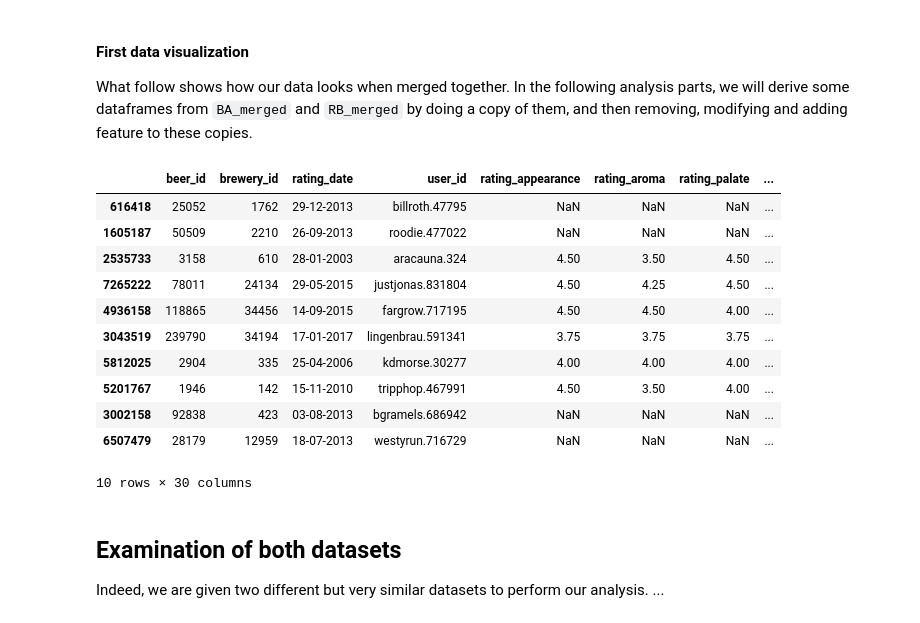
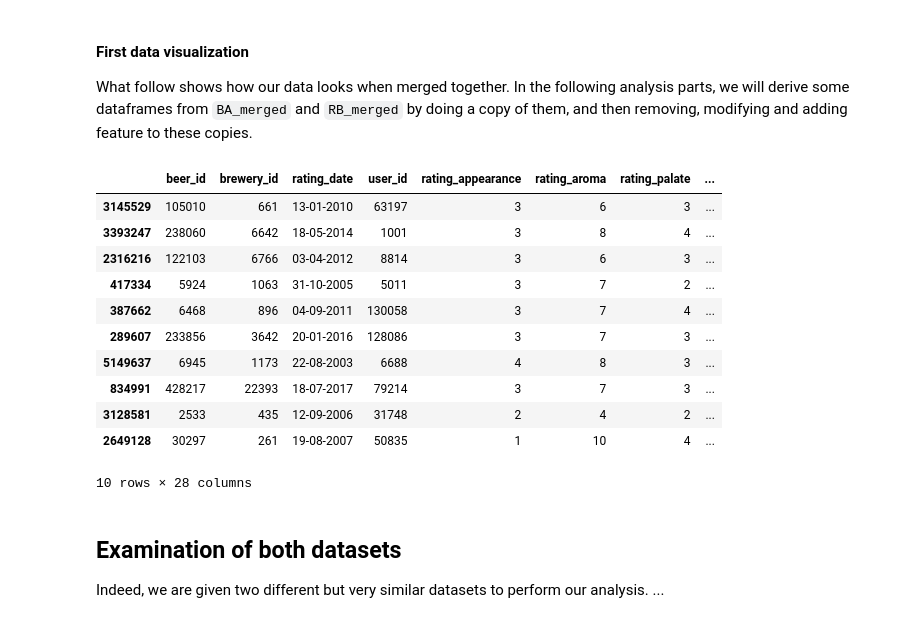
Before and after one commit to epfl-ada/ada-2024-project-casiervert952, a Jupyter notebook: analysis.ipynb, the cells around one changed output. Cells and saved outputs as stored; diff of their text form; code cells hidden in the pictures.

````diff
--- a/analysis.ipynb
+++ b/analysis.ipynb
@@ -172,20 +172,20 @@ RB_merged.rename(columns=users_dict, inplace=True)
 #### First data visualization
 What follow shows how our data looks when merged together. In the following analysis parts, we will derive some dataframes from ```BA_merged``` and ```RB_merged``` by doing a copy of them, and then removing, modifying and adding feature to these copies.
 # %%
-BA_merged.sample(10)
+RB_merged.sample(10)
 # %% [output]
 |  | beer_id | brewery_id | rating_date | user_id | rating_appearance | rating_aroma | rating_palate | ... |
-| 616418 | 25052 | 1762 | 29-12-2013 | billroth.47795 | NaN | NaN | NaN | ... |
-| 1605187 | 50509 | 2210 | 26-09-2013 | roodie.477022 | NaN | NaN | NaN | ... |
-| 2535733 | 3158 | 610 | 28-01-2003 | aracauna.324 | 4.50 | 3.50 | 4.50 | ... |
-| 7265222 | 78011 | 24134 | 29-05-2015 | justjonas.831804 | 4.50 | 4.25 | 4.50 | ... |
-| 4936158 | 118865 | 34456 | 14-09-2015 | fargrow.717195 | 4.50 | 4.50 | 4.00 | ... |
-| 3043519 | 239790 | 34194 | 17-01-2017 | lingenbrau.591341 | 3.75 | 3.75 | 3.75 | ... |
-| 5812025 | 2904 | 335 | 25-04-2006 | kdmorse.30277 | 4.00 | 4.00 | 4.00 | ... |
-| 5201767 | 1946 | 142 | 15-11-2010 | tripphop.467991 | 4.50 | 3.50 | 4.00 | ... |
-| 3002158 | 92838 | 423 | 03-08-2013 | bgramels.686942 | NaN | NaN | NaN | ... |
-| 6507479 | 28179 | 12959 | 18-07-2013 | westyrun.716729 | NaN | NaN | NaN | ... |
+| 3145529 | 105010 | 661 | 13-01-2010 | 63197 | 3 | 6 | 3 | ... |
+| 3393247 | 238060 | 6642 | 18-05-2014 | 1001 | 3 | 8 | 4 | ... |
+| 2316216 | 122103 | 6766 | 03-04-2012 | 8814 | 3 | 6 | 3 | ... |
+| 417334 | 5924 | 1063 | 31-10-2005 | 5011 | 3 | 7 | 2 | ... |
+| 387662 | 6468 | 896 | 04-09-2011 | 130058 | 3 | 7 | 4 | ... |
+| 289607 | 233856 | 3642 | 20-01-2016 | 128086 | 3 | 7 | 3 | ... |
+| 5149637 | 6945 | 1173 | 22-08-2003 | 6688 | 4 | 8 | 3 | ... |
+| 834991 | 428217 | 22393 | 18-07-2017 | 79214 | 3 | 7 | 3 | ... |
+| 3128581 | 2533 | 435 | 12-09-2006 | 31748 | 2 | 4 | 2 | ... |
+| 2649128 | 30297 | 261 | 19-08-2007 | 50835 | 1 | 10 | 4 | ... |
-10 rows × 30 columns
+10 rows × 28 columns
 # %% [markdown]
 ## Examination of both datasets
 
````
Also changed, not shown: parts of 6 cells of this notebook.
